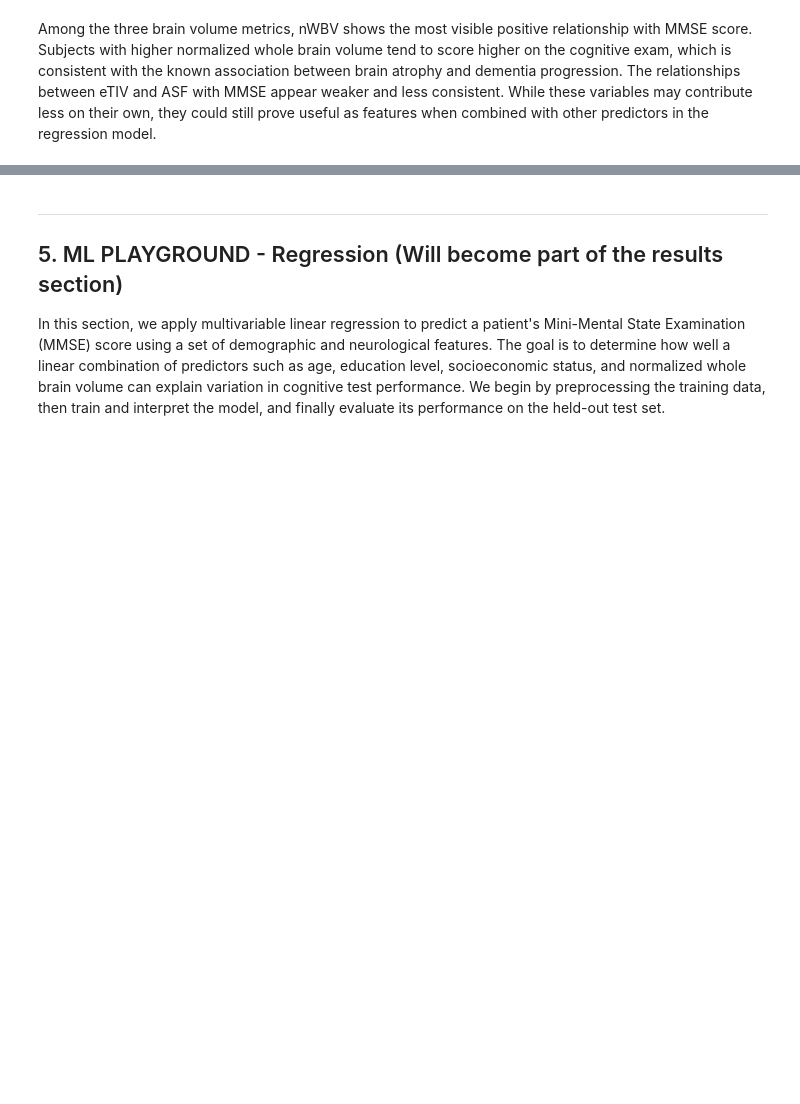
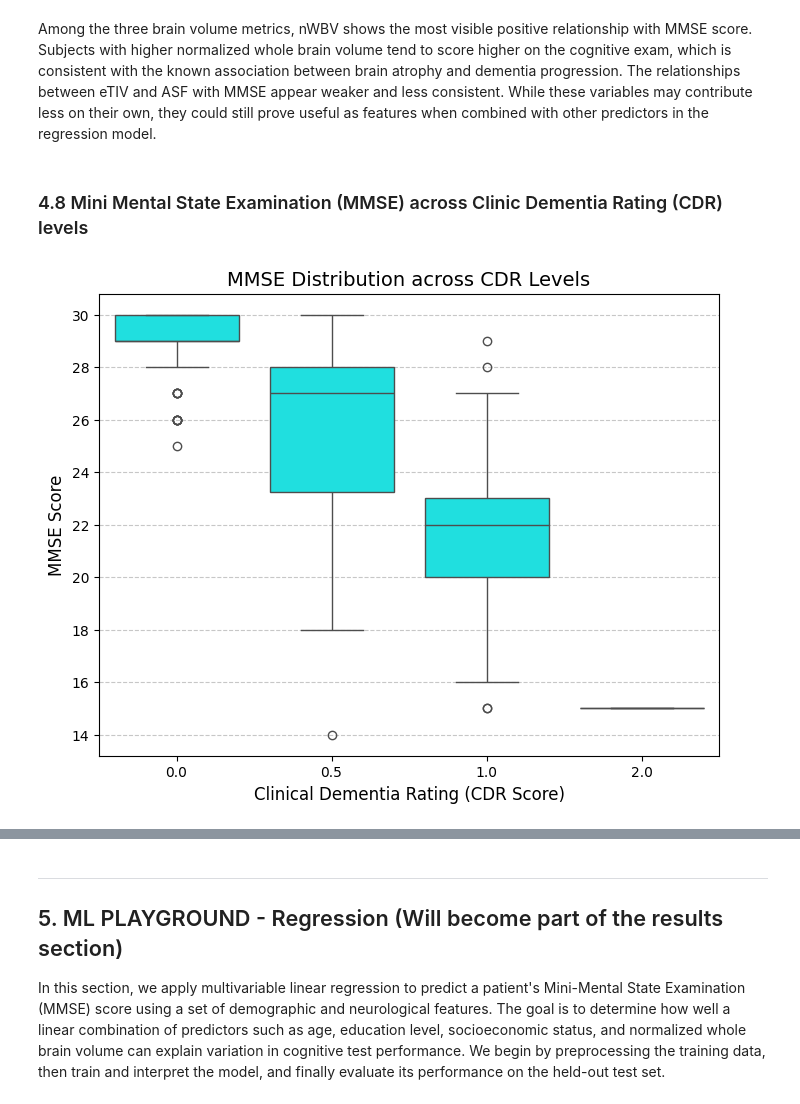
Before and after one commit to Carlos-PC05/FinalProjectCS-362, a Jupyter notebook: FinalReport_SP26_RV_PC_MASTERFILE.ipynb, the cells around one changed output, grey strips where cells are left out. Cells and saved outputs as stored; diff of their text form; code cells hidden in the pictures; blank space fills up the shorter version.

```diff
--- a/FinalReport_SP26_RV_PC_MASTERFILE.ipynb
+++ b/FinalReport_SP26_RV_PC_MASTERFILE.ipynb
@@ -829,3 +855,24 @@ plt.tight_layout();
 [figure]
 # %% [markdown]
 Among the three brain volume metrics, nWBV shows the most visible positive relationship with MMSE score. Subjects with higher normalized whole brain volume tend to score higher on the cognitive exam, which is consistent with the known association between brain atrophy and dementia progression. The relationships between eTIV and ASF with MMSE appear weaker and less consistent. While these variables may contribute less on their own, they could still prove useful as features when combined with other predictors in the regression model.
+# %% [markdown]
+### 4.8 Mini Mental State Examination (MMSE) across Clinic Dementia Rating (CDR) levels
+# %%
+plt.figure(figsize=(8, 6))
+
+# Boxplot comparing MMSE across the 4 CDR levels
+sns.boxplot(
+    data=mri_df,
+    x='clinical_dementia_rating',
+    y='mini_mental_state_examination',
+    color='cyan'
+)
+
+plt.title('MMSE Distribution across CDR Levels', fontsize=14)
+plt.xlabel('Clinical Dementia Rating (CDR Score)', fontsize=12)
+plt.ylabel('MMSE Score', fontsize=12)
+
+plt.grid(axis='y', linestyle='--', alpha=0.7) # Adds a subtle grid for better readability
+plt.show()
+# %% [output]
+[figure, added]
```
Also changed, not shown: parts of 27 cells of this notebook.
